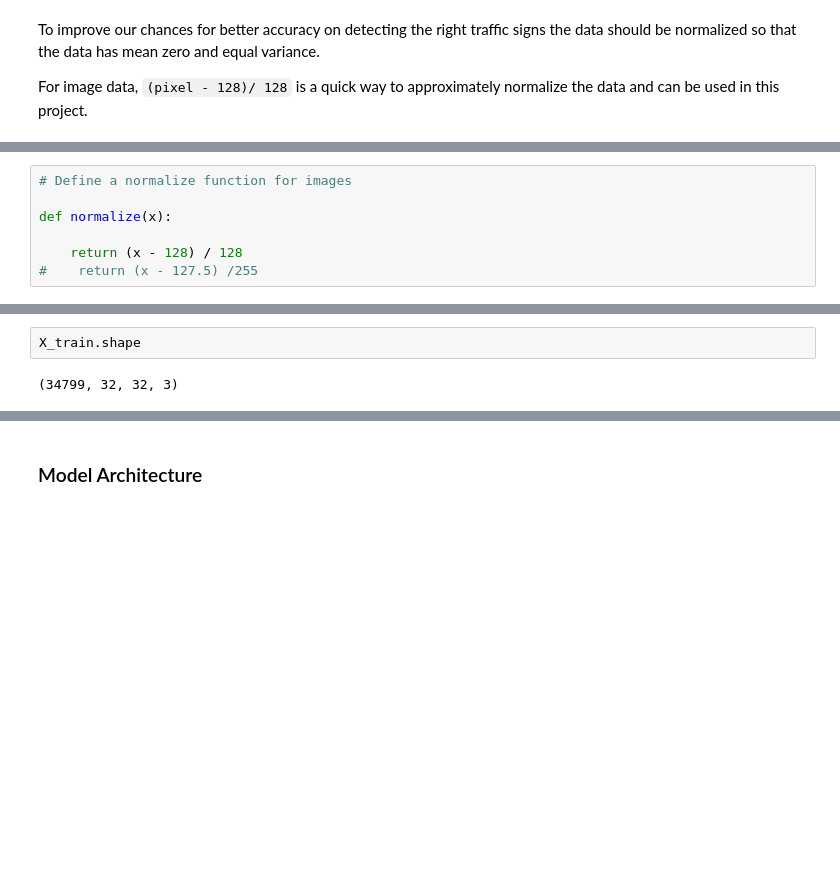
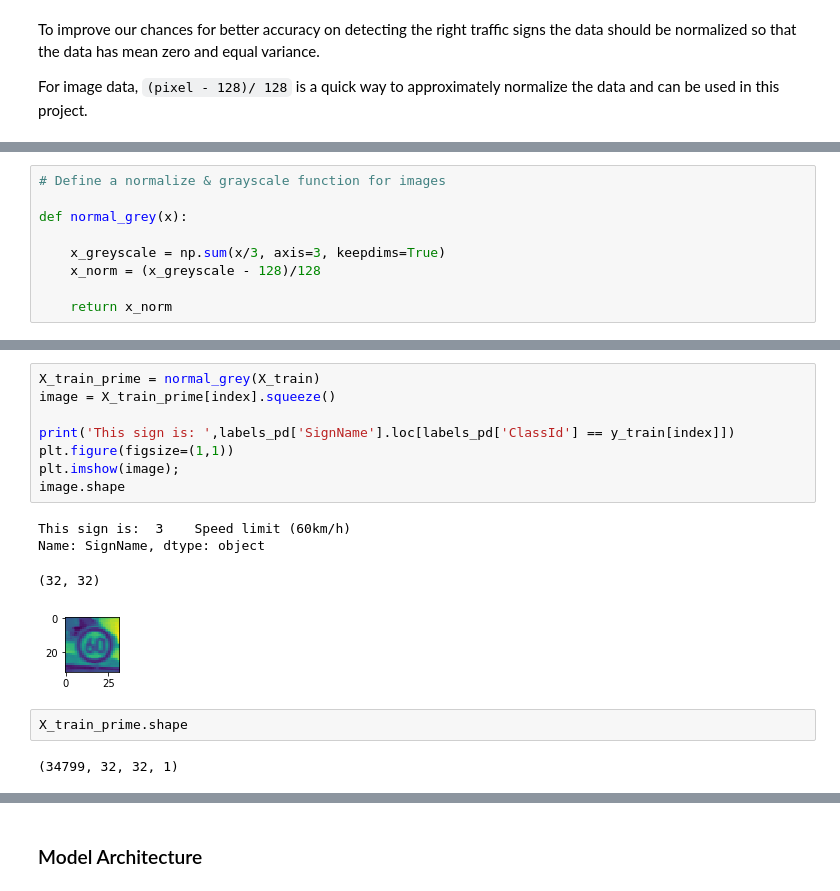
Before and after one commit to devindatt/CNN-Trafficsign-Classifier, a Jupyter notebook: Traffic_Sign_Classifier-Final.ipynb, the cells around one changed output, grey strips where cells are left out. Cells and saved outputs as stored; diff of their text form; blank space fills up the shorter version.

```diff
--- a/Traffic_Sign_Classifier-Final.ipynb
+++ b/Traffic_Sign_Classifier-Final.ipynb
@@ -188,7 +190,9 @@ For image data, `(pixel - 128)/ 128` is a quick way to approximately normalize t
 # %%
-# Define a normalize function for images
+# Define a normalize & grayscale function for images
 
-def normalize(x):
+def normal_grey(x):
 
-    return (x - 128) / 128
-#    return (x - 127.5) /255
+    x_greyscale = np.sum(x/3, axis=3, keepdims=True)
+    x_norm = (x_greyscale - 128)/128
+
+    return x_norm
@@ -204,4 +212,17 @@ X_train_norm = (X_train_greyscale - 128)/128
+# %%
+X_train_prime = normal_grey(X_train)
+image = X_train_prime[index].squeeze()
+
+print('This sign is: ',labels_pd['SignName'].loc[labels_pd['ClassId'] == y_train[index]])
+plt.figure(figsize=(1,1))
+plt.imshow(image);
+image.shape
+# %% [output]
+This sign is:  3    Speed limit (60km/h)
+Name: SignName, dtype: object
+(32, 32)
+[figure, added]
 # %%
-X_train.shape
+X_train_prime.shape
 # %% [output]
-(34799, 32, 32, 3)
+(34799, 32, 32, 1)
```
Also changed, not shown: parts of 20 cells of this notebook, 1 other file.
